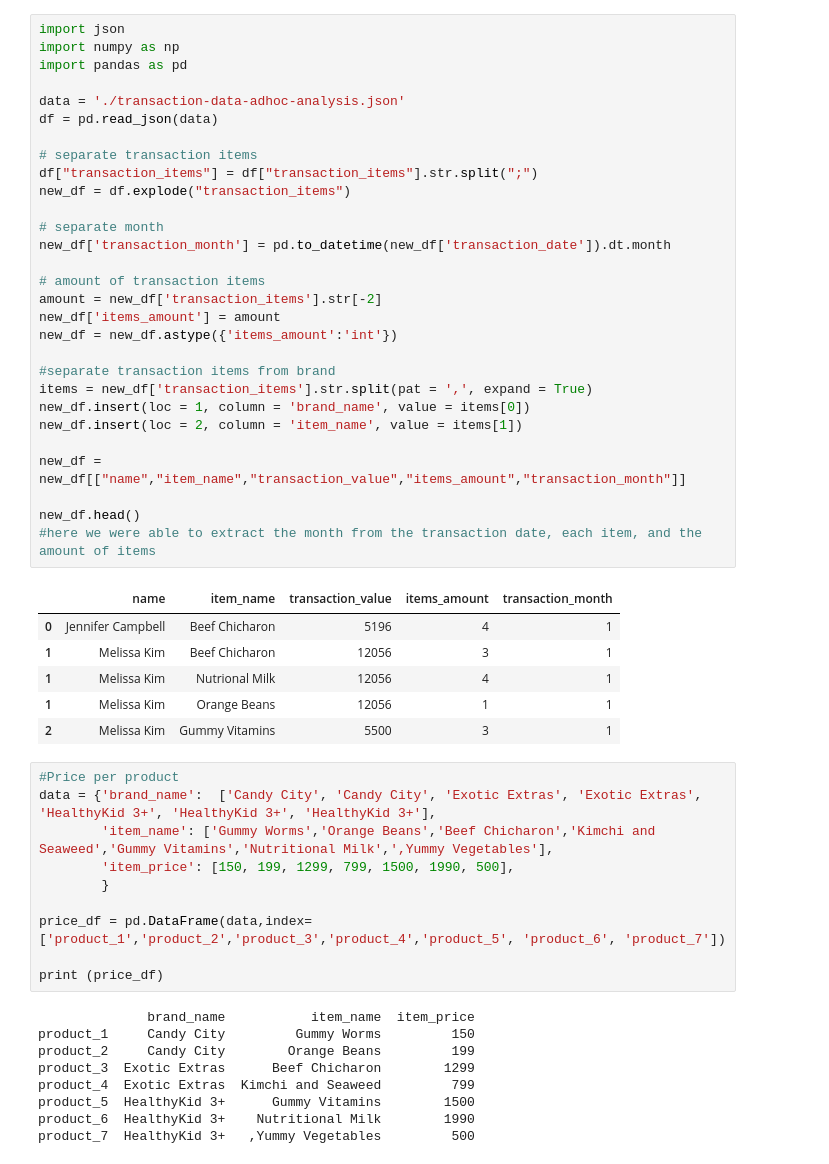
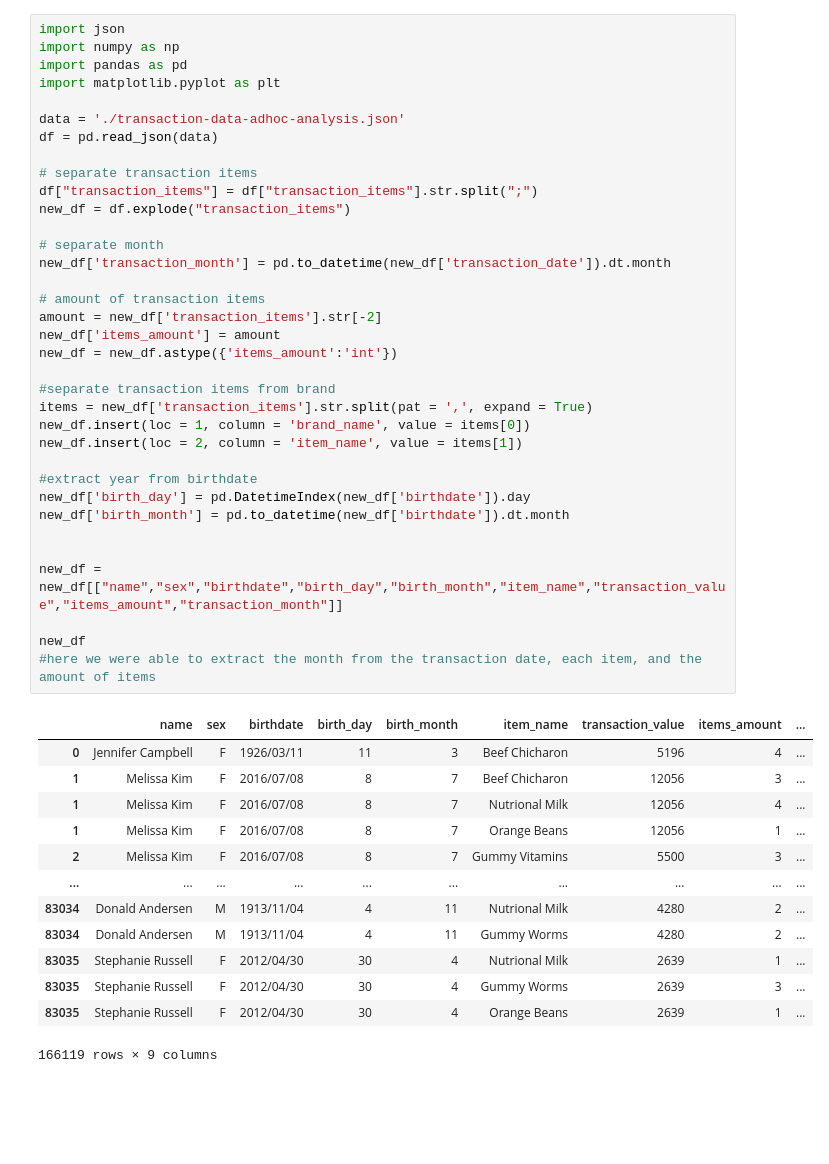
Before and after one commit to camvictori/itmgt25.03-assignments, a Jupyter notebook: AdHoc-Analysis/adhoc.ipynb, the cells around one changed output. Cells and saved outputs as stored; diff of their text form; blank space fills up the shorter version.

```diff
--- a/AdHoc-Analysis/adhoc.ipynb
+++ b/AdHoc-Analysis/adhoc.ipynb
@@ -1,55 +1,49 @@
 # %%
 import json
 import numpy as np
 import pandas as pd
+import matplotlib.pyplot as plt
 
 data = './transaction-data-adhoc-analysis.json'
 df = pd.read_json(data)
 
 # separate transaction items
 df["transaction_items"] = df["transaction_items"].str.split(";")
 new_df = df.explode("transaction_items")
 
 # separate month
 new_df['transaction_month'] = pd.to_datetime(new_df['transaction_date']).dt.month
 
 # amount of transaction items
 amount = new_df['transaction_items'].str[-2]
 new_df['items_amount'] = amount
 new_df = new_df.astype({'items_amount':'int'})
 
 #separate transaction items from brand
 items = new_df['transaction_items'].str.split(pat = ',', expand = True)
 new_df.insert(loc = 1, column = 'brand_name', value = items[0])
 new_df.insert(loc = 2, column = 'item_name', value = items[1])
 
-new_df = new_df[["name","item_name","transaction_value","items_amount","transaction_month"]]
+#extract year from birthdate
+new_df['birth_day'] = pd.DatetimeIndex(new_df['birthdate']).day
+new_df['birth_month'] = pd.to_datetime(new_df['birthdate']).dt.month
 
-new_df.head()
+
+new_df = new_df[["name","sex","birthdate","birth_day","birth_month","item_name","transaction_value","items_amount","transaction_month"]]
+
+new_df
 #here we were able to extract the month from the transaction date, each item, and the amount of items
 # %% [output]
-|  | name | item_name | transaction_value | items_amount | transaction_month |
-| 0 | Jennifer Campbell | Beef Chicharon | 5196 | 4 | 1 |
-| 1 | Melissa Kim | Beef Chicharon | 12056 | 3 | 1 |
-| 1 | Melissa Kim | Nutrional Milk | 12056 | 4 | 1 |
-| 1 | Melissa Kim | Orange Beans | 12056 | 1 | 1 |
-| 2 | Melissa Kim | Gummy Vitamins | 5500 | 3 | 1 |
+|  | name | sex | birthdate | birth_day | birth_month | item_name | transaction_value | items_amount | ... |
+| 0 | Jennifer Campbell | F | 1926/03/11 | 11 | 3 | Beef Chicharon | 5196 | 4 | ... |
+| 1 | Melissa Kim | F | 2016/07/08 | 8 | 7 | Beef Chicharon | 12056 | 3 | ... |
+| 1 | Melissa Kim | F | 2016/07/08 | 8 | 7 | Nutrional Milk | 12056 | 4 | ... |
+| 1 | Melissa Kim | F | 2016/07/08 | 8 | 7 | Orange Beans | 12056 | 1 | ... |
+| 2 | Melissa Kim | F | 2016/07/08 | 8 | 7 | Gummy Vitamins | 5500 | 3 | ... |
+| ... | ... | ... | ... | ... | ... | ... | ... | ... | ... |
+| 83034 | Donald Andersen | M | 1913/11/04 | 4 | 11 | Nutrional Milk | 4280 | 2 | ... |
+| 83034 | Donald Andersen | M | 1913/11/04 | 4 | 11 | Gummy Worms | 4280 | 2 | ... |
+| 83035 | Stephanie Russell | F | 2012/04/30 | 30 | 4 | Nutrional Milk | 2639 | 1 | ... |
+| 83035 | Stephanie Russell | F | 2012/04/30 | 30 | 4 | Gummy Worms | 2639 | 3 | ... |
+| 83035 | Stephanie Russell | F | 2012/04/30 | 30 | 4 | Orange Beans | 2639 | 1 | ... |
+166119 rows × 9 columns
-# %%
-#Price per product
-data = {'brand_name':  ['Candy City', 'Candy City', 'Exotic Extras', 'Exotic Extras', 'HealthyKid 3+', 'HealthyKid 3+', 'HealthyKid 3+'],
-        'item_name': ['Gummy Worms','Orange Beans','Beef Chicharon','Kimchi and Seaweed','Gummy Vitamins','Nutritional Milk',',Yummy Vegetables'],
-        'item_price': [150, 199, 1299, 799, 1500, 1990, 500],
-        }
-
-price_df = pd.DataFrame(data,index=['product_1','product_2','product_3','product_4','product_5', 'product_6', 'product_7'])
-
-print (price_df)
-# %% [output]
-              brand_name           item_name  item_price
-product_1     Candy City         Gummy Worms         150
-product_2     Candy City        Orange Beans         199
-product_3  Exotic Extras      Beef Chicharon        1299
-product_4  Exotic Extras  Kimchi and Seaweed         799
-product_5  HealthyKid 3+      Gummy Vitamins        1500
-product_6  HealthyKid 3+    Nutritional Milk        1990
-product_7  HealthyKid 3+   ,Yummy Vegetables         500
```
Also changed, not shown: parts of 24 cells of this notebook.
